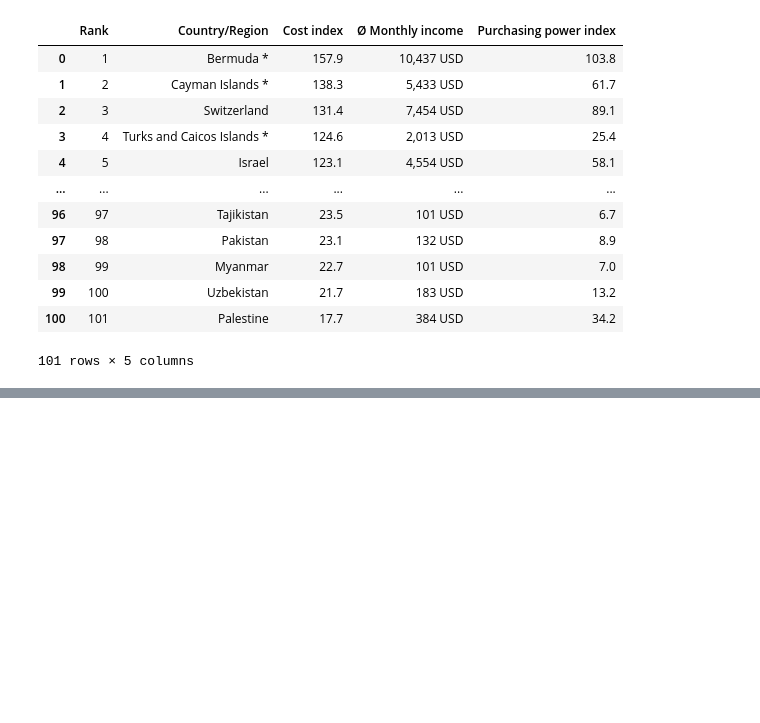
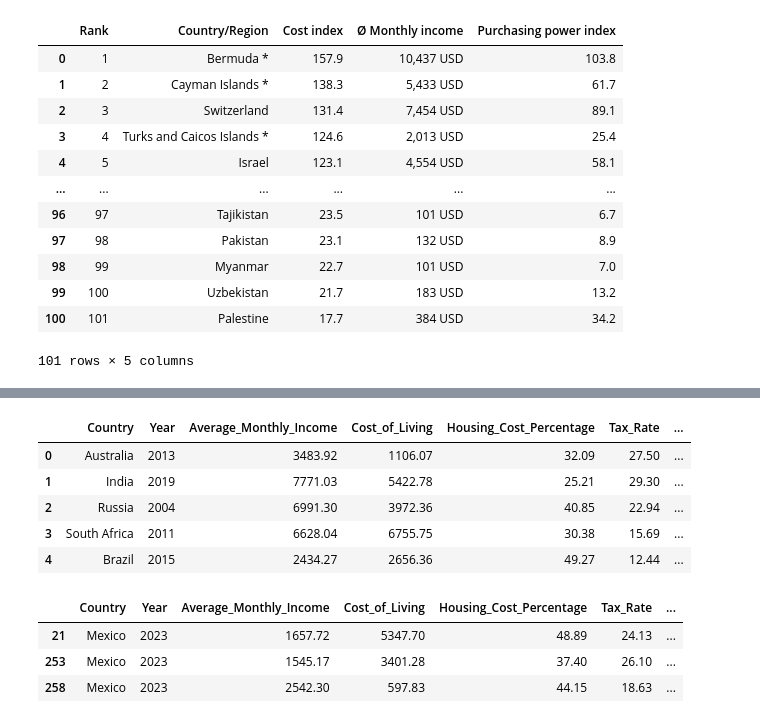
Before and after one commit to filipdjordjevic222/digital_nomads, a Jupyter notebook: Notebooks/Old/Cost_of_living.ipynb, the cells around one changed output, grey strips where cells are left out. Saved outputs shown, nothing was run; the diff lists cells and outputs as text; code cells hidden in the pictures; blank space fills up the shorter version.

```diff
--- a/Notebooks/Cost_of_living.ipynb
+++ b/Notebooks/Old/Cost_of_living.ipynb
@@ -202,0 +220,25 @@ global_income_clean_df.to_csv('global_income_clean.csv', index=False)
+# %%
+cost_extended_df = pd.read_csv('Cost_of_Living_and_Income_Extended.csv')
+# %%
+cost_extended_df.head()
+# %% [output]
+|  | Country | Year | Average_Monthly_Income | Cost_of_Living | Housing_Cost_Percentage | Tax_Rate | ... |
+| 0 | Australia | 2013 | 3483.92 | 1106.07 | 32.09 | 27.50 | ... |
+| 1 | India | 2019 | 7771.03 | 5422.78 | 25.21 | 29.30 | ... |
+| 2 | Russia | 2004 | 6991.30 | 3972.36 | 40.85 | 22.94 | ... |
+| 3 | South Africa | 2011 | 6628.04 | 6755.75 | 30.38 | 15.69 | ... |
+| 4 | Brazil | 2015 | 2434.27 | 2656.36 | 49.27 | 12.44 | ... |
+# %%
+countries = [
+    'Portugal', 'Estonia', 'Georgia', 'Spain',
+    'Thailand', 'Serbia', 'Vietnam', 'Philippines', 'Mexico',
+    'Colombia', 'Uruguay', 'Argentina'
+]
+
+cost_extended_clean_df = cost_extended_df[(cost_extended_df['Country'].isin(countries)) & (cost_extended_df['Year'] == 2023)]
+cost_extended_clean_df
+# %% [output]
+|  | Country | Year | Average_Monthly_Income | Cost_of_Living | Housing_Cost_Percentage | Tax_Rate | ... |
+| 21 | Mexico | 2023 | 1657.72 | 5347.70 | 48.89 | 24.13 | ... |
+| 253 | Mexico | 2023 | 1545.17 | 3401.28 | 37.40 | 26.10 | ... |
+| 258 | Mexico | 2023 | 2542.30 | 597.83 | 44.15 | 18.63 | ... |
```
Also changed, not shown: parts of 10 cells of this notebook, 43 other files.
